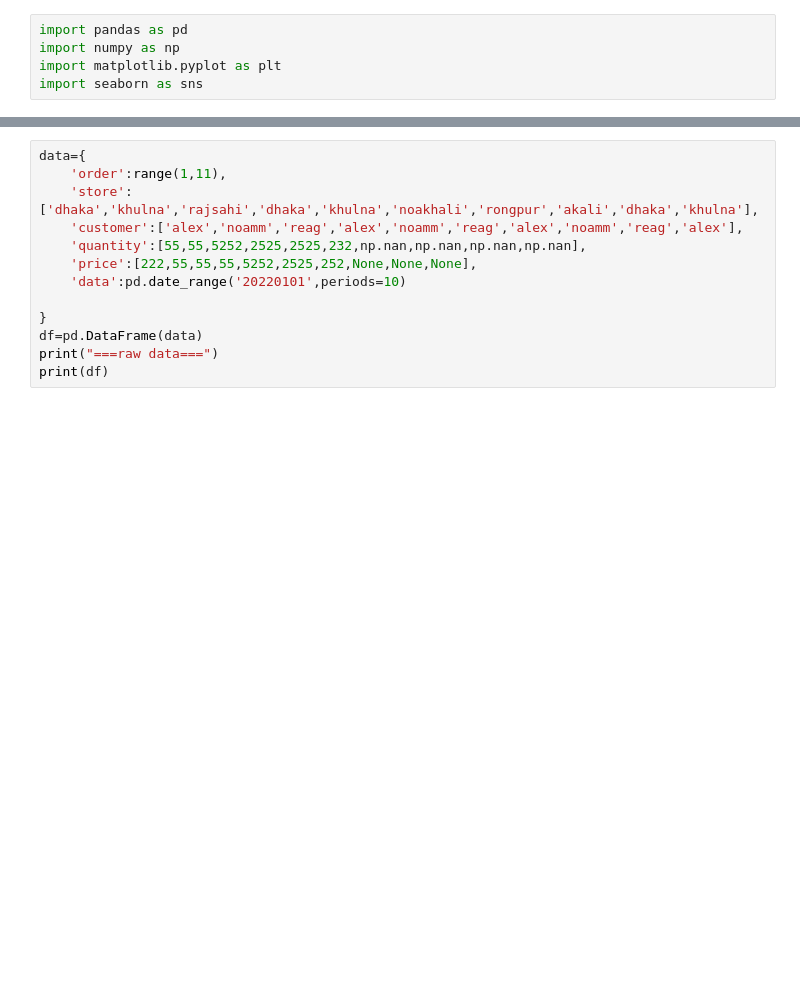
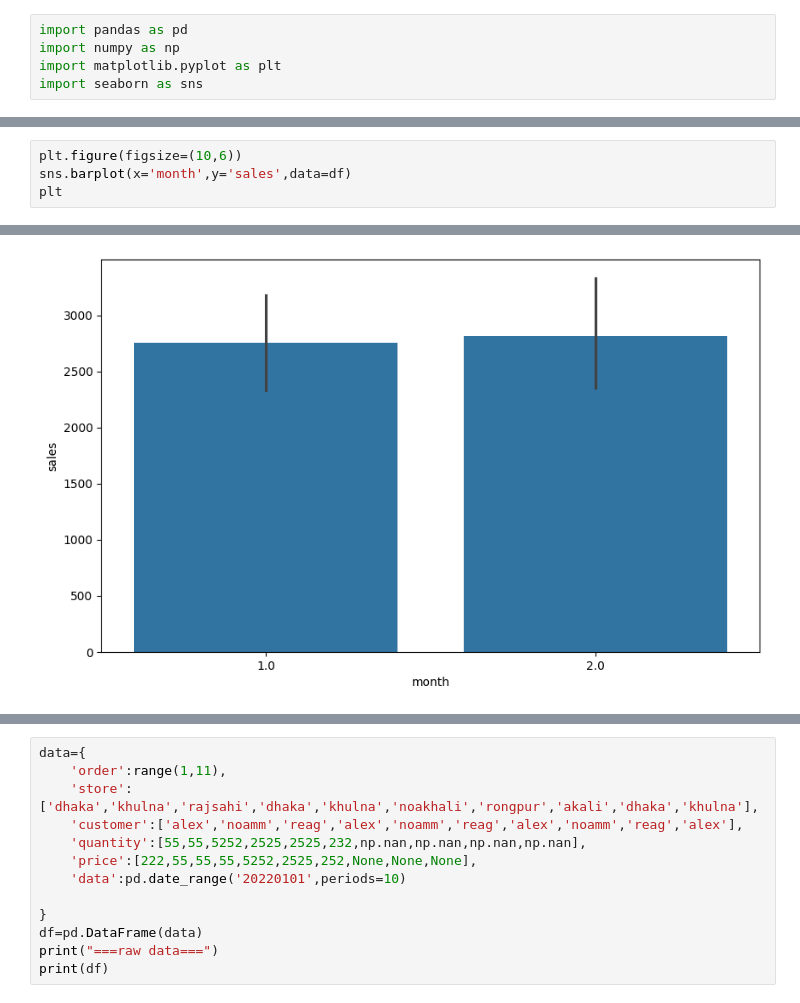
Before and after one commit to mdsamim1992hatia-cell/BMI-CAL, a Jupyter notebook: Untitled231.ipynb, the cells around one changed output, grey strips where cells are left out. Cells and saved outputs as stored; diff of their text form; blank space fills up the shorter version.

```diff
--- a/Untitled231.ipynb
+++ b/Untitled231.ipynb
@@ -7,0 +242,5 @@ import seaborn as sns
+# %%
+plt.figure(figsize=(10,6))
+sns.barplot(x='month',y='sales',data=df)
+plt
+# %% [output]
@@ -7,0 +248 @@ import seaborn as sns
+[figure, added]
```
Also changed, not shown: parts of 24 cells of this notebook.
